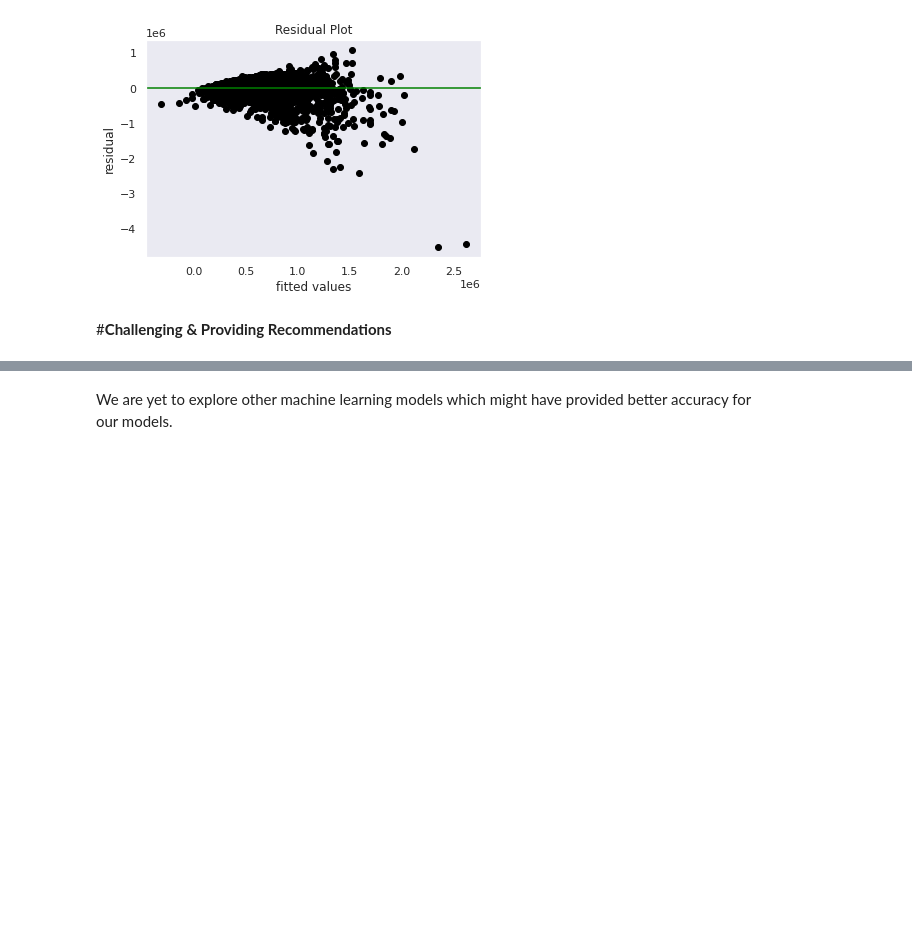
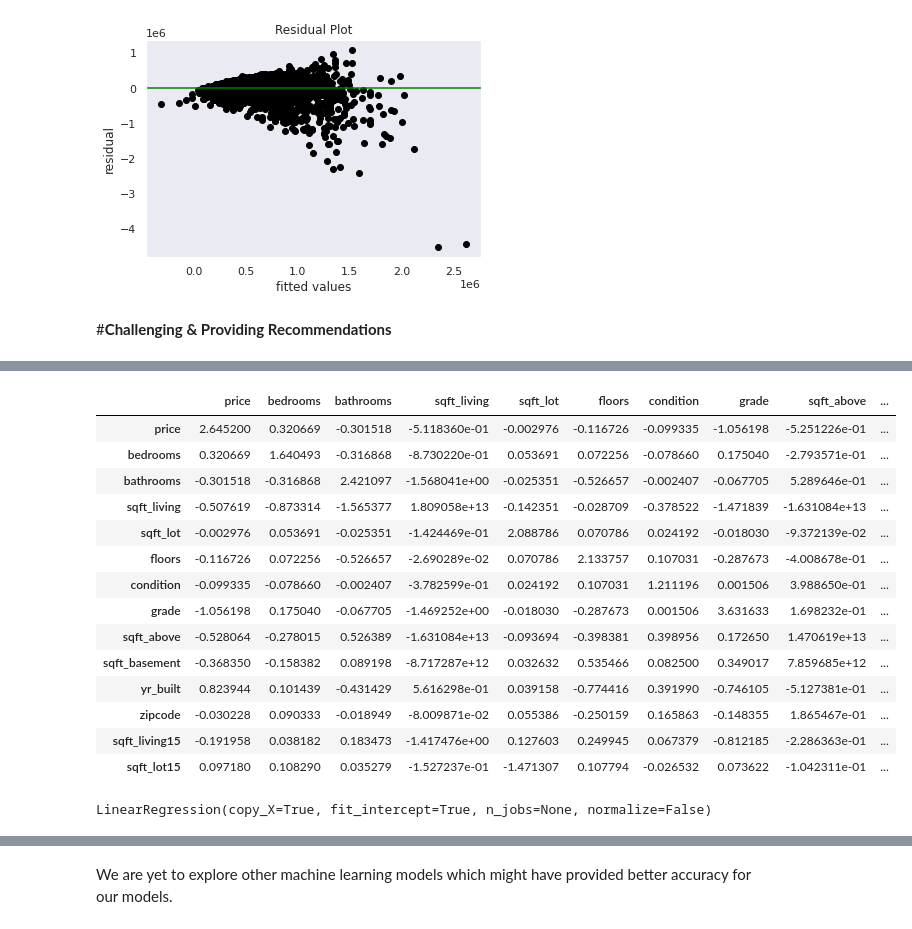
Before and after one commit to Kevina-Zeni/House_Price_Prediction, a Jupyter notebook: House_Prediction_Regression_Analysis.ipynb, the cells around one changed output, grey strips where cells are left out. Drawn from its saved outputs; the diff is of its cells as text; code cells hidden in the pictures; blank space fills up the shorter version.

```diff
--- a/House_Prediction_Regression_Analysis.ipynb
+++ b/House_Prediction_Regression_Analysis.ipynb
@@ -1498,0 +1535,18 @@ plt.show()
+# %%
+pd.DataFrame(np.linalg.inv(correlations.values), index = correlations.index, columns=correlations.columns)
+# %% [output]
+|  | price | bedrooms | bathrooms | sqft_living | sqft_lot | floors | condition | grade | sqft_above | ... |
+| price | 2.645200 | 0.320669 | -0.301518 | -5.118360e-01 | -0.002976 | -0.116726 | -0.099335 | -1.056198 | -5.251226e-01 | ... |
+| bedrooms | 0.320669 | 1.640493 | -0.316868 | -8.730220e-01 | 0.053691 | 0.072256 | -0.078660 | 0.175040 | -2.793571e-01 | ... |
+| bathrooms | -0.301518 | -0.316868 | 2.421097 | -1.568041e+00 | -0.025351 | -0.526657 | -0.002407 | -0.067705 | 5.289646e-01 | ... |
+| sqft_living | -0.507619 | -0.873314 | -1.565377 | 1.809058e+13 | -0.142351 | -0.028709 | -0.378522 | -1.471839 | -1.631084e+13 | ... |
+| sqft_lot | -0.002976 | 0.053691 | -0.025351 | -1.424469e-01 | 2.088786 | 0.070786 | 0.024192 | -0.018030 | -9.372139e-02 | ... |
+| floors | -0.116726 | 0.072256 | -0.526657 | -2.690289e-02 | 0.070786 | 2.133757 | 0.107031 | -0.287673 | -4.008678e-01 | ... |
+| condition | -0.099335 | -0.078660 | -0.002407 | -3.782599e-01 | 0.024192 | 0.107031 | 1.211196 | 0.001506 | 3.988650e-01 | ... |
+| grade | -1.056198 | 0.175040 | -0.067705 | -1.469252e+00 | -0.018030 | -0.287673 | 0.001506 | 3.631633 | 1.698232e-01 | ... |
+| sqft_above | -0.528064 | -0.278015 | 0.526389 | -1.631084e+13 | -0.093694 | -0.398381 | 0.398956 | 0.172650 | 1.470619e+13 | ... |
+| sqft_basement | -0.368350 | -0.158382 | 0.089198 | -8.717287e+12 | 0.032632 | 0.535466 | 0.082500 | 0.349017 | 7.859685e+12 | ... |
+| yr_built | 0.823944 | 0.101439 | -0.431429 | 5.616298e-01 | 0.039158 | -0.774416 | 0.391990 | -0.746105 | -5.127381e-01 | ... |
+| zipcode | -0.030228 | 0.090333 | -0.018949 | -8.009871e-02 | 0.055386 | -0.250159 | 0.165863 | -0.148355 | 1.865467e-01 | ... |
+| sqft_living15 | -0.191958 | 0.038182 | 0.183473 | -1.417476e+00 | 0.127603 | 0.249945 | 0.067379 | -0.812185 | -2.286363e-01 | ... |
+| sqft_lot15 | 0.097180 | 0.108290 | 0.035279 | -1.527237e-01 | -1.471307 | 0.107794 | -0.026532 | 0.073622 | -1.042311e-01 | ... |
@@ -1498,0 +1566,6 @@ plt.show()
+# %%
+## Instantiating our ml model
+ml_regressor = LinearRegression()
+ml_regressor.fit(X_train,y_train)
+# %% [output]
+LinearRegression(copy_X=True, fit_intercept=True, n_jobs=None, normalize=False)
```
Also changed, not shown: parts of 21 cells of this notebook.
